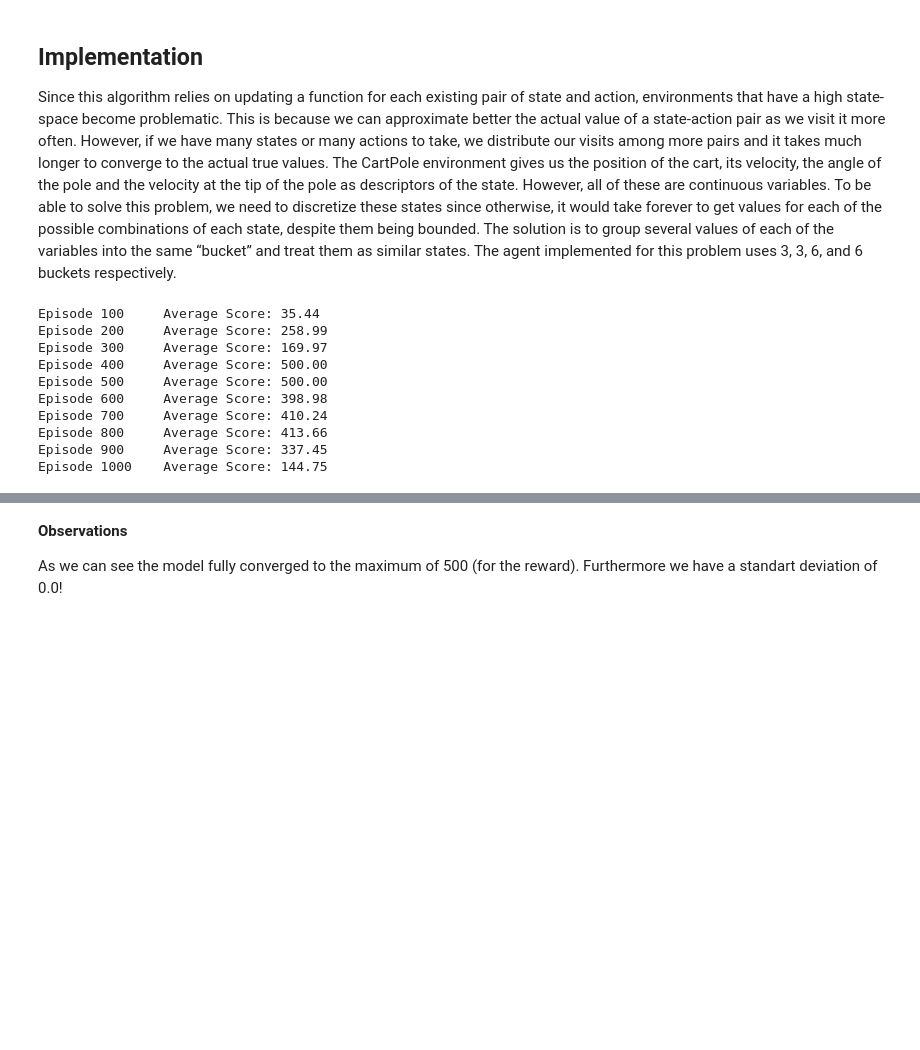
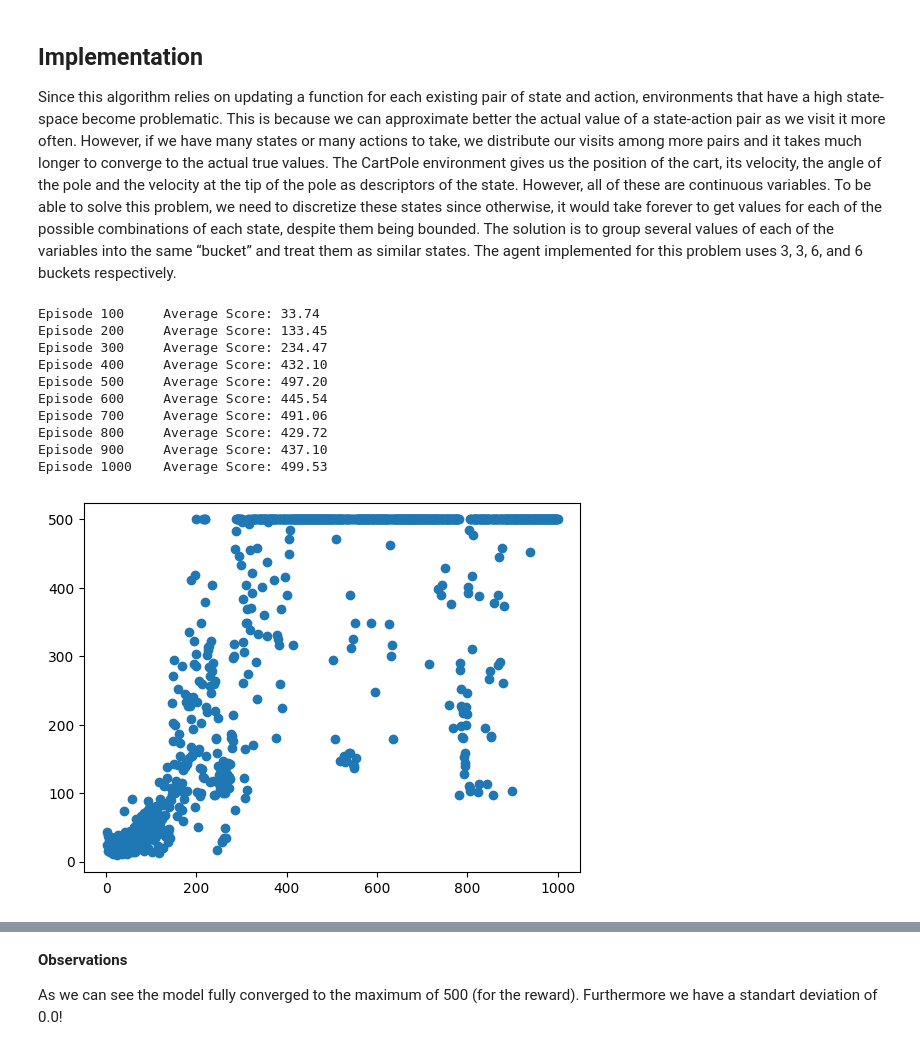
Before and after one commit to cyrilgabriele/RL, a Jupyter notebook: Lab10/Lab_10_DL_Reinforce (1).ipynb, the cells around one changed output, grey strips where cells are left out. Saved outputs shown, nothing was run; the diff lists cells and outputs as text; code cells hidden in the pictures; blank space fills up the shorter version.

```diff
--- a/Lab10/Lab_10_DL_Reinforce (1).ipynb
+++ b/Lab10/Lab_10_DL_Reinforce (1).ipynb
@@ -126,6 +126,9 @@ def reinforce(policy, optimizer, n_training_episodes, max_t, gamma, print_every)
     scores_deque = deque(maxlen=100)
     scores = []
 
+    steps = 0
+    steps_to_episode = []
+
     for i_episode in trange(1, n_training_episodes + 1):
         saved_log_probs = []
         rewards = []
@@ -136,8 +139,11 @@ def reinforce(policy, optimizer, n_training_episodes, max_t, gamma, print_every)
             saved_log_probs.append(log_prob)
             state, reward, done, _ = env.step(action)
             rewards.append(reward)
+            steps += 1
             if done:
                 break
+        steps_to_episode.append((i_episode, steps))
+        steps = 0
         scores_deque.append(sum(rewards))
         scores.append(sum(rewards))
 
@@ -183,7 +189,7 @@ def reinforce(policy, optimizer, n_training_episodes, max_t, gamma, print_every)
         returns = (returns - returns.mean()) / (returns.std() + eps)
 
         policy_loss = []
-        # Here the loss function is calculated => same equation as in lecture
+        # Here the loss function is calculated => same equation as in lecture => update after whole trajectory as REINFROCE is a MC approach
         for log_prob, disc_return in zip(saved_log_probs, returns):
             policy_loss.append(-log_prob * disc_return)
         policy_loss = torch.cat(policy_loss).sum()
@@ -197,50 +203,57 @@ def reinforce(policy, optimizer, n_training_episodes, max_t, gamma, print_every)
         if i_episode % print_every == 0:
             tqdm.write("Episode {}\tAverage Score: {:.2f}".format(i_episode, np.mean(scores_deque)))
 
+        # print(f"steps_to_episode: \n{steps_to_episode}")
+
+    x = [item[0] for item in steps_to_episode]
+    y = [item[1] for item in steps_to_episode]
+    plt.scatter(x, y)
+    plt.show()
     return scores
 
 
 cartpole_hyperparameters = {
-    "h_size": 16,
+    "h_size": 64,
     "n_training_episodes": 1000,
     "n_evaluation_episodes": 10,
     "max_t": 1000,
-    "gamma": 1.0,
-    "lr": 1e-2,
+    "gamma": 0.99,
+    "lr": 1e-3,
     "state_space": env.observation_space.shape[0],
     "action_space": env.action_space.n,
 }
 
 
 def load_reinforce_agent():
     cartpole_policy = ReinforceAgent(
         cartpole_hyperparameters["state_space"],
         cartpole_hyperparameters["action_space"],
         cartpole_hyperparameters["h_size"],
     ).to(device)
     cartpole_optimizer = optim.Adam(cartpole_policy.parameters(), lr=cartpole_hyperparameters["lr"])
     scores = reinforce(
         cartpole_policy,
         cartpole_optimizer,
         cartpole_hyperparameters["n_training_episodes"],
         cartpole_hyperparameters["max_t"],
         cartpole_hyperparameters["gamma"],
         100,
     )
     return cartpole_policy
 
 agent = load_reinforce_agent()
 # %% [output]
-Episode 100     Average Score: 35.44
-Episode 200     Average Score: 258.99
-Episode 300     Average Score: 169.97
-Episode 400     Average Score: 500.00
-Episode 500     Average Score: 500.00
-Episode 600     Average Score: 398.98
-Episode 700     Average Score: 410.24
-Episode 800     Average Score: 413.66
-Episode 900     Average Score: 337.45
-Episode 1000    Average Score: 144.75
+Episode 100     Average Score: 33.74
+Episode 200     Average Score: 133.45
+Episode 300     Average Score: 234.47
+Episode 400     Average Score: 432.10
+Episode 500     Average Score: 497.20
+Episode 600     Average Score: 445.54
+Episode 700     Average Score: 491.06
+Episode 800     Average Score: 429.72
+Episode 900     Average Score: 437.10
+Episode 1000    Average Score: 499.53
+[figure, added]
 # %%
 def plot_learning(stepsPerEpisode: int, n_eval_episodes: int) -> None:
   plt.scatter(n_eval_episodes, stepsPerEpisode)
```
Also changed, not shown: parts of 2 cells of this notebook.
